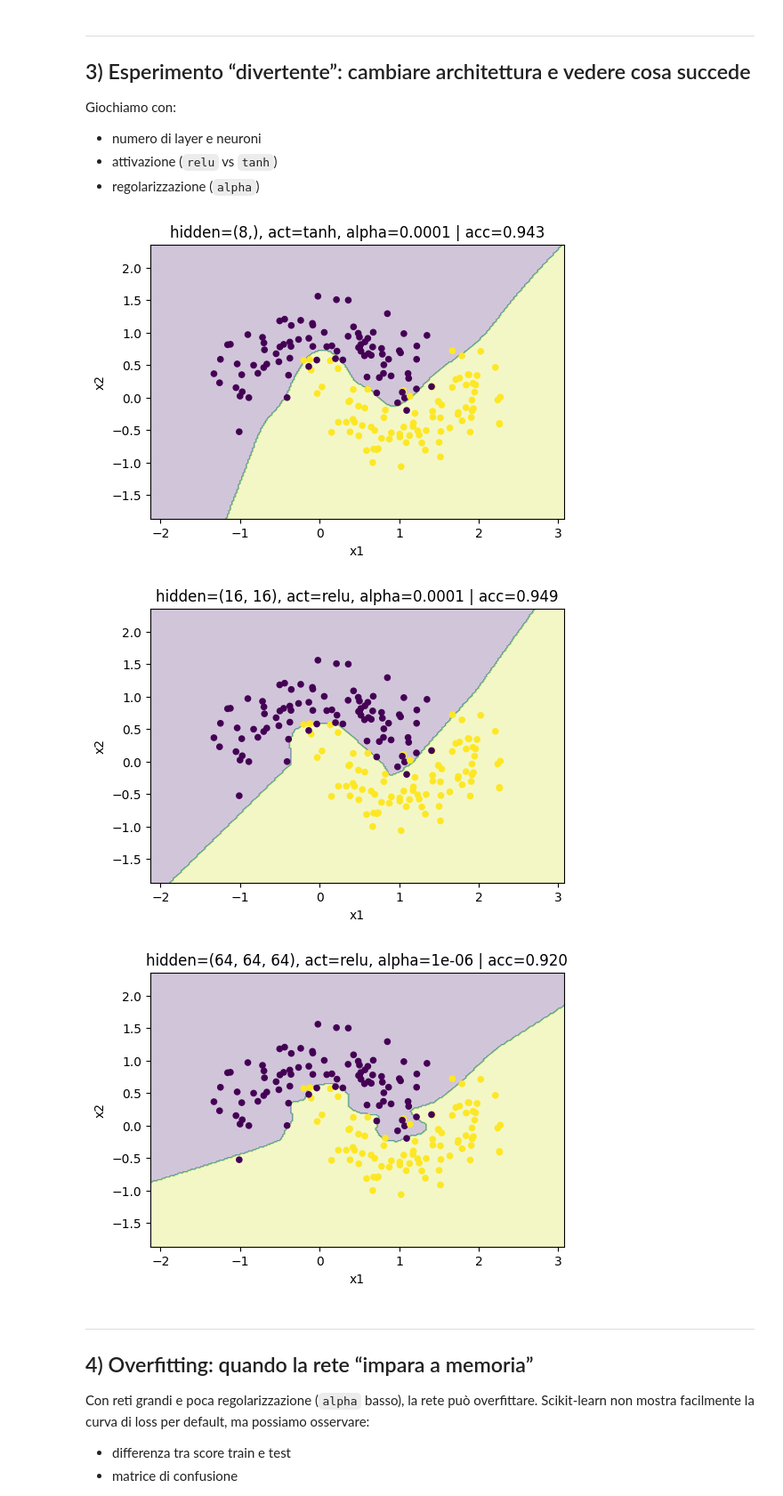
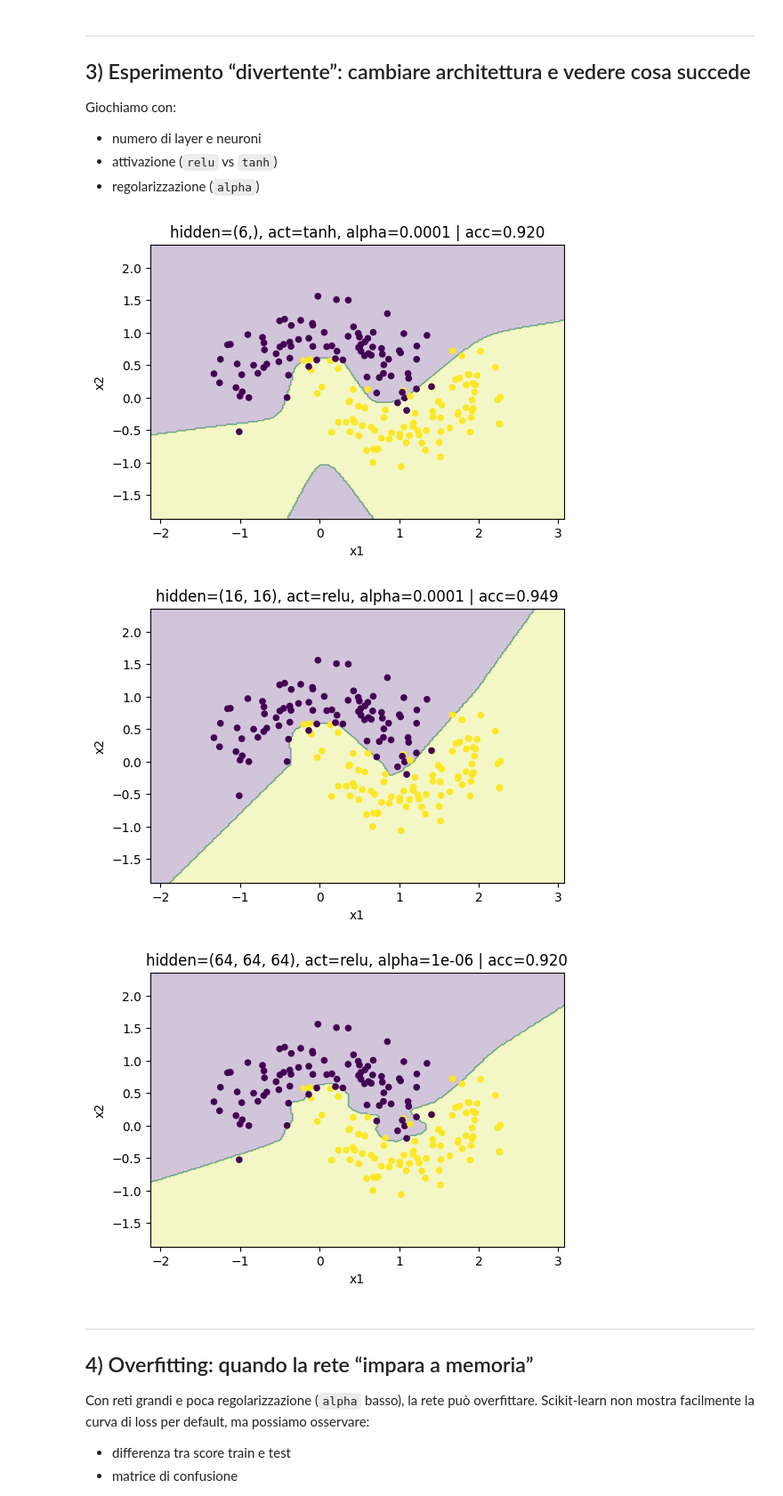
Before and after one commit to MarcoCorradini0/PythonEx, a Jupyter notebook: src/Modulo 6/Corso_Reti_Neurali.ipynb, the cells around one changed output. Shown at 89% size. Cells and saved outputs as stored; diff of their text form; code cells hidden in the pictures.

```diff
--- a/src/Modulo 6/Corso_Reti_Neurali.ipynb
+++ b/src/Modulo 6/Corso_Reti_Neurali.ipynb
@@ -176,31 +176,31 @@ Giochiamo con:
 # %%
 def train_and_plot_mlp(X_train, X_test, y_train, y_test, hidden=(32,32), activation="relu", alpha=1e-4, lr=0.01, iters=4000, title=None):
     model = Pipeline([
         ("scaler", StandardScaler()),
         ("nn", MLPClassifier(hidden_layer_sizes=hidden,
                              activation=activation,
                              alpha=alpha,
                              learning_rate_init=lr,
                              max_iter=iters,
                              random_state=42))
     ])
     model.fit(X_train, y_train)
     acc = model.score(X_test, y_test)
 
     if title is None:
         title = f"hidden={hidden}, act={activation}, alpha={alpha} | acc={acc:.3f}"
 
     fig, ax = plt.subplots(figsize=(6,4))
     plot_decision_boundary(lambda g: model.predict(g), X_test, y_test, title=title, ax=ax)
     plt.show()
     return model, acc
 
 # Prova 3 varianti (cambiale liberamente)
-_ = train_and_plot_mlp(X_train, X_test, y_train, y_test, hidden=(8,), activation="tanh", alpha=1e-4, lr=0.05, iters=6000)
+_ = train_and_plot_mlp(X_train, X_test, y_train, y_test, hidden=(6,), activation="tanh", alpha=1e-4, lr=0.05, iters=6000)
 _ = train_and_plot_mlp(X_train, X_test, y_train, y_test, hidden=(16,16), activation="relu", alpha=1e-4, lr=0.01, iters=4000)
 _ = train_and_plot_mlp(X_train, X_test, y_train, y_test, hidden=(64,64,64), activation="relu", alpha=1e-6, lr=0.01, iters=6000)
 # %% [output]
-[figure, old version]
+[figure, new version]
 [figure]
 [figure]
 # %% [markdown]
```
Also changed, not shown: parts of 3 cells of this notebook, 1 other file.
